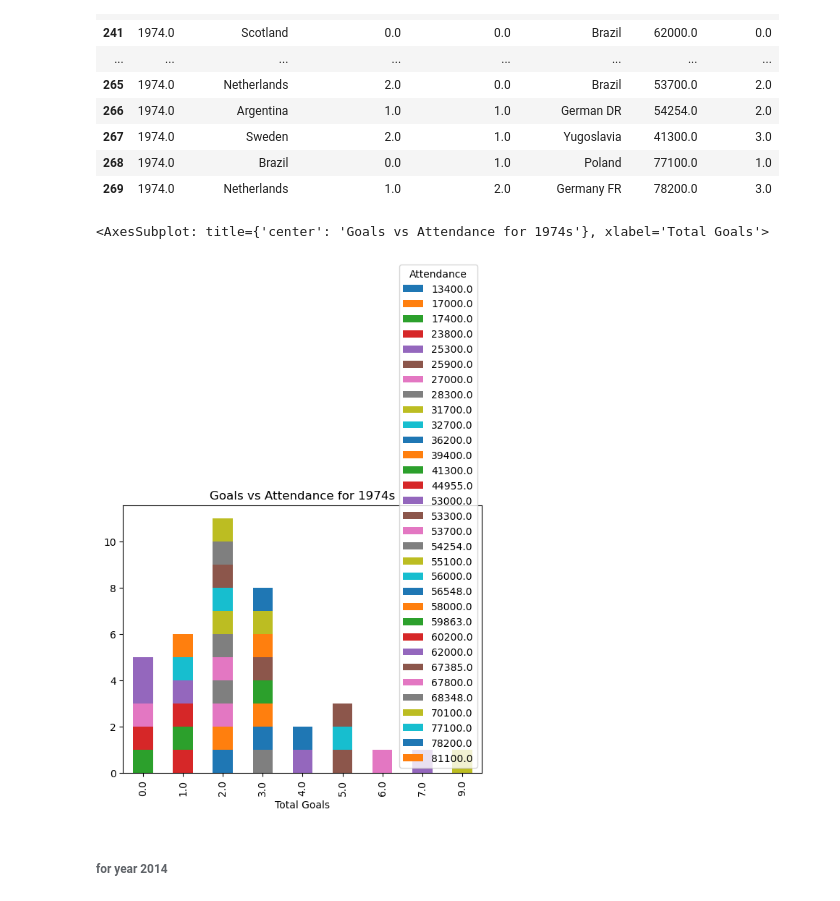
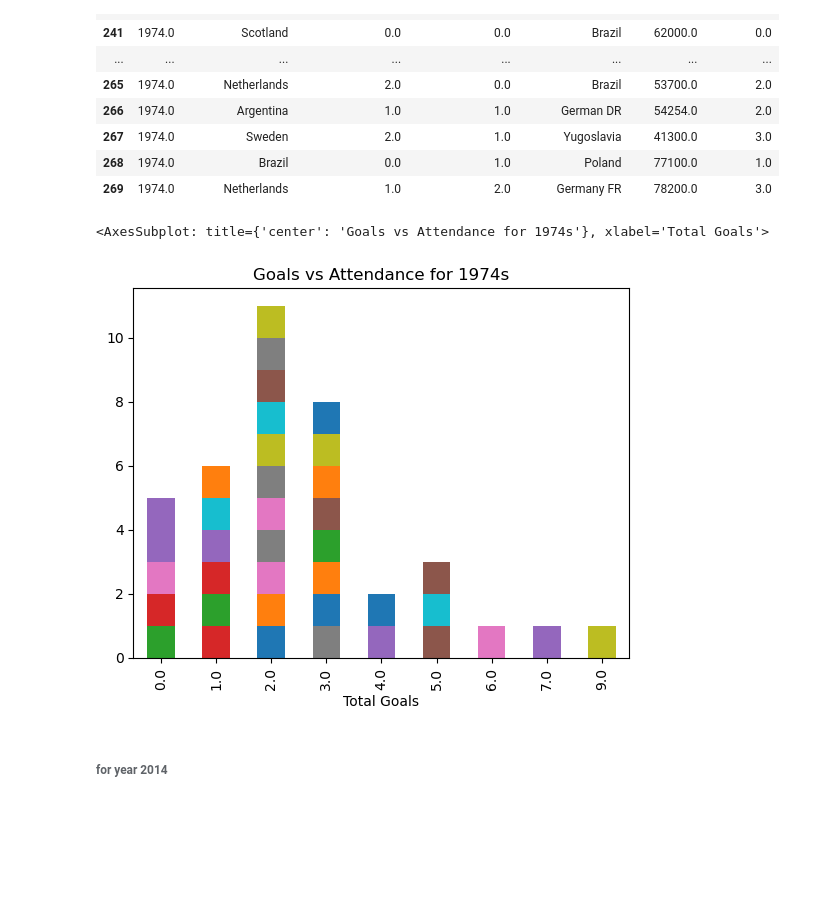
Before and after one commit to ubco-W2022T1-cosc301/project-group49, a Jupyter notebook: notebooks/analysis3.ipynb, the cells around one changed output. Cells and saved outputs as stored; diff of their text form; code cells hidden in the pictures; blank space fills up the shorter version.

```diff
--- a/notebooks/analysis3.ipynb
+++ b/notebooks/analysis3.ipynb
@@ -198,10 +198,10 @@ data_sample2
 | 268 | 1974.0 | Brazil | 0.0 | 1.0 | Poland | 77100.0 | 1.0 |
 | 269 | 1974.0 | Netherlands | 1.0 | 2.0 | Germany FR | 78200.0 | 3.0 |
 # %%
-data_sample2.groupby(['Total Goals', 'Attendance']).size().unstack().plot(kind='bar', stacked=True, legend = True, title='Goals vs Attendance for 1974s')
+data_sample2.groupby(['Total Goals', 'Attendance']).size().unstack().plot(kind='bar', stacked=True, legend = False, title='Goals vs Attendance for 1974s')
 # %% [output]
 <AxesSubplot: title={'center': 'Goals vs Attendance for 1974s'}, xlabel='Total Goals'>
-[figure, old version]
+[figure, new version]
 # %% [markdown]
 ###### for year 2014
 # %%
```
Also changed, not shown: 1 other file.
